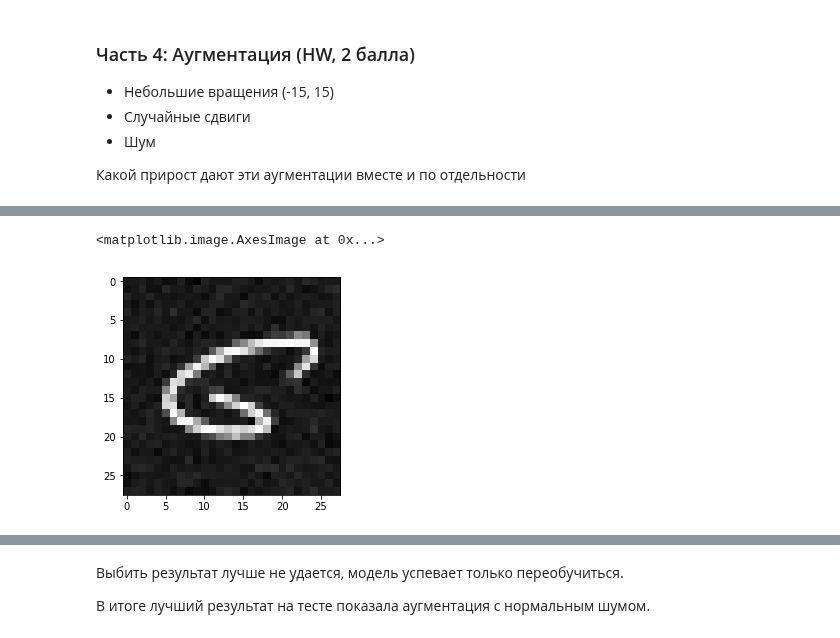
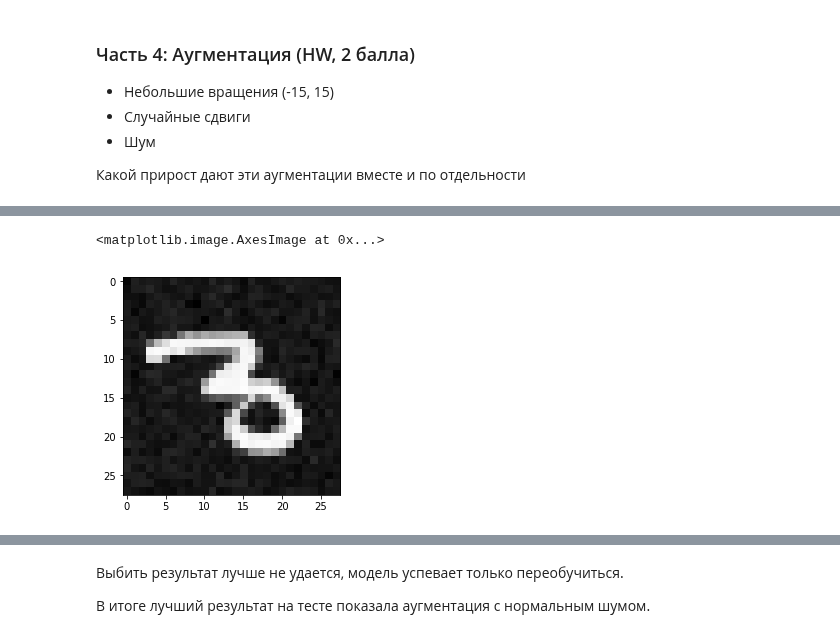
Before and after one commit to v-vskv-v/IR_ML, a Jupyter notebook: Data Analysis/Semester 2/viskov_task 2 (Back propagation for MNIST).ipynb, the cells around one changed output, grey strips where cells are left out. Saved outputs shown, nothing was run; the diff lists cells and outputs as text; code cells hidden in the pictures.

```diff
--- a/Data Analysis/Semester 2/viskov_task 2 (Back propagation for MNIST).ipynb
+++ b/Data Analysis/Semester 2/viskov_task 2 (Back propagation for MNIST).ipynb
@@ -306,4 +357,6 @@ from skimage.transform import rotate
 import copy
 import random
 random.seed(555)
+# %%
+tmp = list(copy.deepcopy(train_dataset))
 # %%
@@ -351,9 +403,9 @@ test_loader = DataLoader(test_dataset, batch_size=32, shuffle=False)
 # %%
-batch = imnoise(wrong_X)
-plt.imshow(batch[30].reshape(28, 28), cmap=plt.cm.Greys_r)
+batch = imnoise(tmp)
+plt.imshow(batch[30][0].reshape(28, 28), cmap=plt.cm.Greys_r)
 # %% [output]
 <matplotlib.image.AxesImage at 0x...>
-[figure, old version]
+[figure, new version]
 # %%
 network = NeuralNetwork([Linear(784, 100), Tanh(),
                Linear(100, 100), Tanh(),
```
Also changed, not shown: parts of 34 cells of this notebook.
